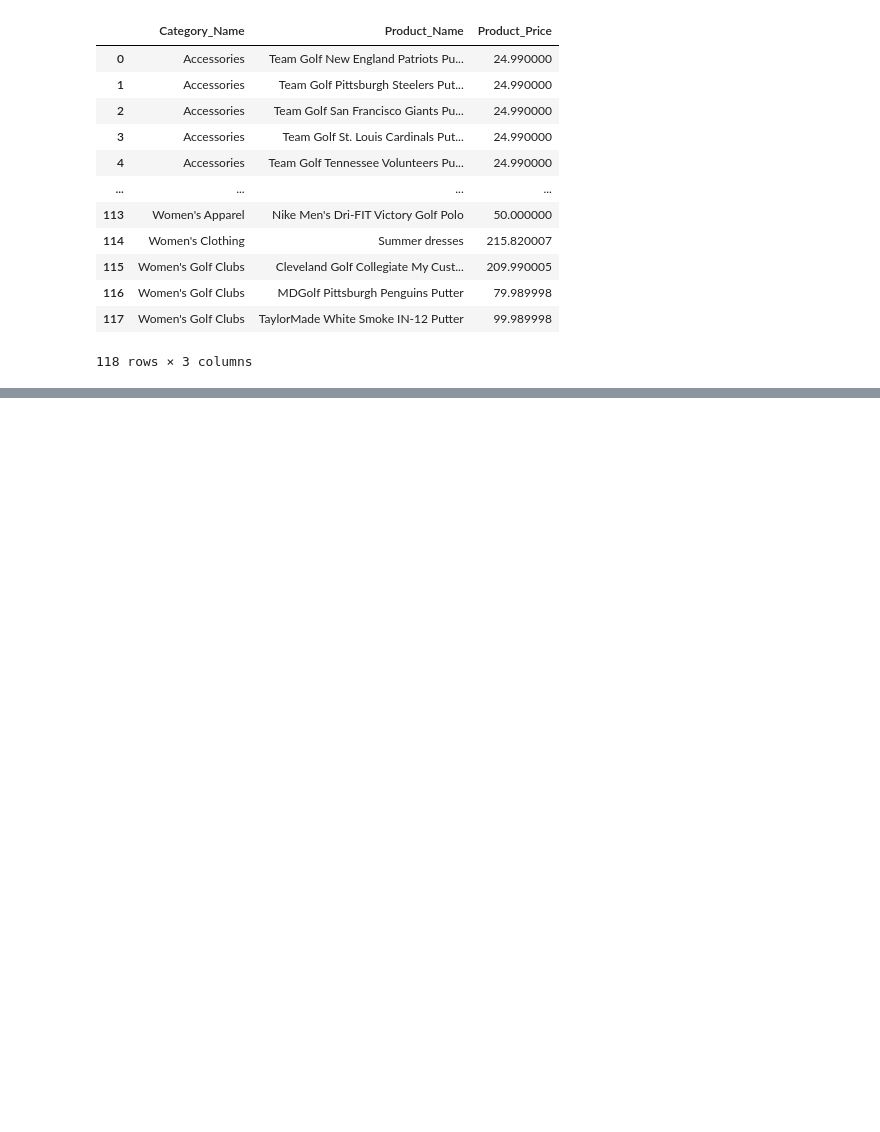
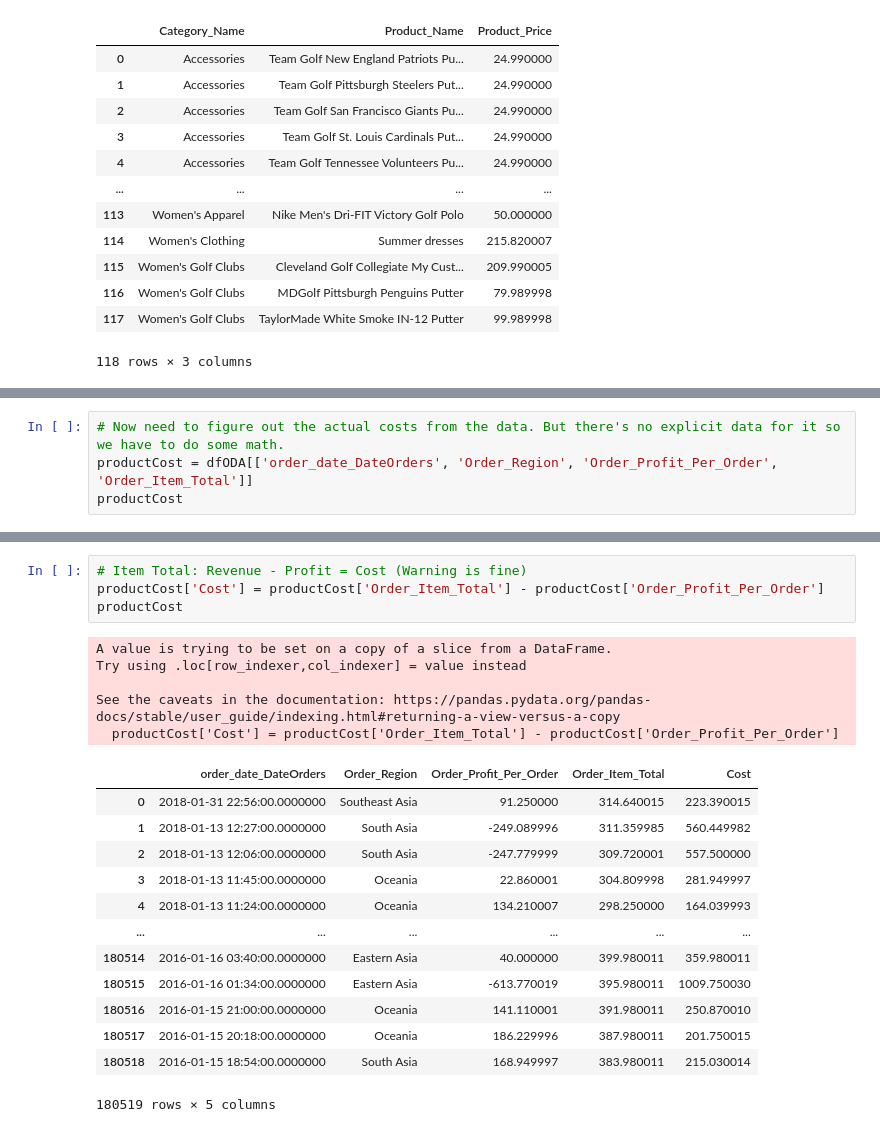
Before and after one commit to CCNY-Analytics-and-Quant/StevenCEdwinA-BAFall2023, a Jupyter notebook: Final Project.ipynb, the cells around one changed output, grey strips where cells are left out. Cells and saved outputs as stored; diff of their text form; blank space fills up the shorter version.

```diff
--- a/Final Project.ipynb
+++ b/Final Project.ipynb
@@ -314,0 +336,4 @@ dfPD
+# %%
+# Now need to figure out the actual costs from the data. But there's no explicit data for it so we have to do some math.
+productCost = dfODA[['order_date_DateOrders', 'Order_Region', 'Order_Profit_Per_Order', 'Order_Item_Total']]
+productCost
@@ -314,0 +354,23 @@ dfPD
+# %%
+# Item Total: Revenue - Profit = Cost (Warning is fine)
+productCost['Cost'] = productCost['Order_Item_Total'] - productCost['Order_Profit_Per_Order']
+productCost
+# %% [output]
+A value is trying to be set on a copy of a slice from a DataFrame.
+Try using .loc[row_indexer,col_indexer] = value instead
+
+See the caveats in the documentation: https://pandas.pydata.org/pandas-docs/stable/user_guide/indexing.html#returning-a-view-versus-a-copy
+  productCost['Cost'] = productCost['Order_Item_Total'] - productCost['Order_Profit_Per_Order']
+|  | order_date_DateOrders | Order_Region | Order_Profit_Per_Order | Order_Item_Total | Cost |
+| 0 | 2018-01-31 22:56:00.0000000 | Southeast Asia | 91.250000 | 314.640015 | 223.390015 |
+| 1 | 2018-01-13 12:27:00.0000000 | South Asia | -249.089996 | 311.359985 | 560.449982 |
+| 2 | 2018-01-13 12:06:00.0000000 | South Asia | -247.779999 | 309.720001 | 557.500000 |
+| 3 | 2018-01-13 11:45:00.0000000 | Oceania | 22.860001 | 304.809998 | 281.949997 |
+| 4 | 2018-01-13 11:24:00.0000000 | Oceania | 134.210007 | 298.250000 | 164.039993 |
+| ... | ... | ... | ... | ... | ... |
+| 180514 | 2016-01-16 03:40:00.0000000 | Eastern Asia | 40.000000 | 399.980011 | 359.980011 |
+| 180515 | 2016-01-16 01:34:00.0000000 | Eastern Asia | -613.770019 | 395.980011 | 1009.750030 |
+| 180516 | 2016-01-15 21:00:00.0000000 | Oceania | 141.110001 | 391.980011 | 250.870010 |
+| 180517 | 2016-01-15 20:18:00.0000000 | Oceania | 186.229996 | 387.980011 | 201.750015 |
+| 180518 | 2016-01-15 18:54:00.0000000 | South Asia | 168.949997 | 383.980011 | 215.030014 |
+180519 rows × 5 columns
```
Also changed, not shown: parts of 7 cells of this notebook.
